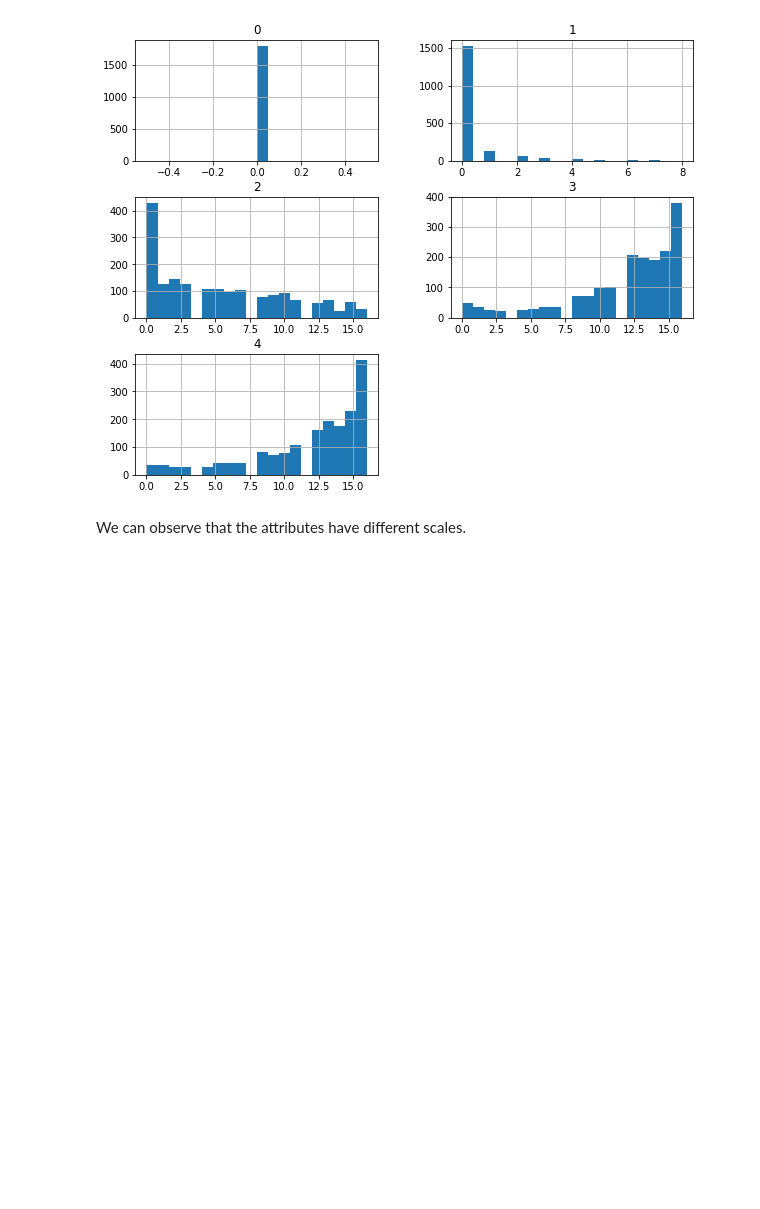
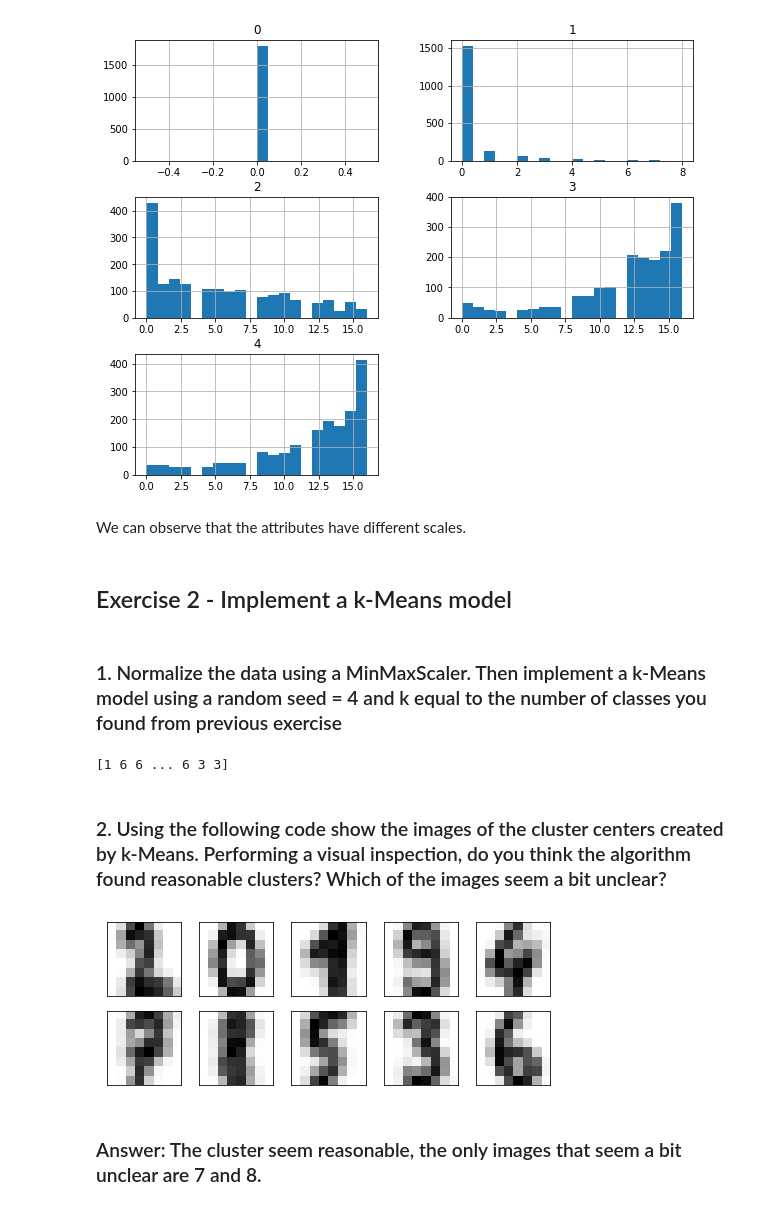
Before and after one commit to redkem/informationModelingProject, a Jupyter notebook: Project Work 2 - Exercise 1.ipynb, the cells around one changed output. Cells and saved outputs as stored; diff of their text form; code cells hidden in the pictures; blank space fills up the shorter version.

```diff
--- a/Project Work 2 - Exercise 1.ipynb
+++ b/Project Work 2 - Exercise 1.ipynb
@@ -74,5 +81,5 @@ plt.show()
 # %%
-digits_data = pd.DataFrame(data= np.c_[digits['data'], digits['target']])
+digits_data = pd.DataFrame(digits.data)
 
 digits_data.head(10)
 # %% [output]
@@ -117,3 +124,38 @@ array([[<matplotlib.axes._subplots.AxesSubplot object at 0x...>,
 [figure]
 # %% [markdown]
 We can observe that the attributes have different scales.
+# %% [markdown]
+## Exercise 2 - Implement a k-Means model
+# %% [markdown]
+### 1. Normalize the data using a MinMaxScaler. Then implement a k-Means model using a random seed = 4 and k equal to the number of classes you found from previous exercise
+# %%
+# First, I the MinMaxScaler
+scaler = MinMaxScaler()
+
+# Then, I it to our data set using the fit_transform() method:
+digits_scaled = scaler.fit_transform(digits_data)
+
+#Now, I implement the k-means model. We know that the number of classes is 10
+
+kmeans = KMeans(init= 'random',n_clusters=10, random_state= 4)
+
+# We call the fit_predict method. Computes cluster centers and predict cluster index for each sample.
+kmeans.fit_predict(digits_scaled)
+
+# During the algorithm each data point in the dataset in assigned a cluster label
+# we can see the labels using the labels_ attribute
+print (kmeans.labels_)
+# %% [output]
+[1 6 6 ... 6 3 3]
+# %% [markdown]
+### 2. Using the following code show the images of the cluster centers created by k-Means. Performing a visual inspection, do you think the algorithm found reasonable clusters? Which of the images seem a bit unclear?
+# %%
+fig, ax = plt.subplots(2,5,figsize=(8,3))
+centers = kmeans.cluster_centers_.reshape(10,8,8)
+for axi, center in zip(ax.flat, centers):
+    axi.set(xticks=[], yticks=[])
+    axi.imshow(center, interpolation='nearest', cmap=plt.cm.binary)
+# %% [output]
+[figure, added]
+# %% [markdown]
+### Answer: The cluster seem reasonable, the only images that seem a bit unclear are 7 and 8.
```
Also changed, not shown: parts of 21 cells of this notebook.
